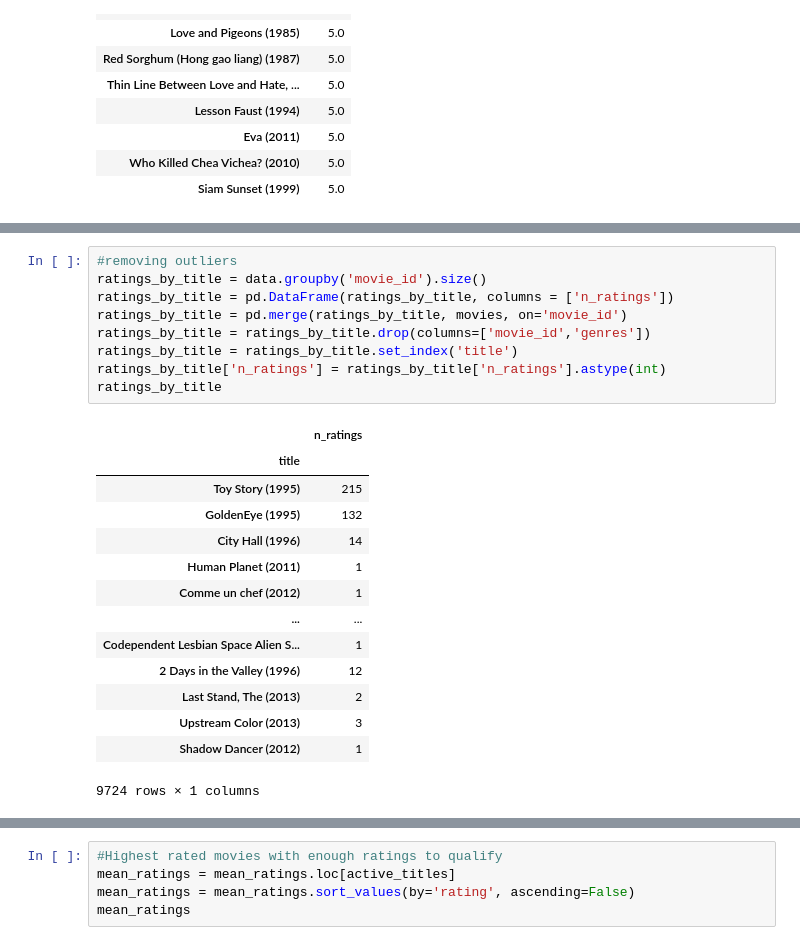
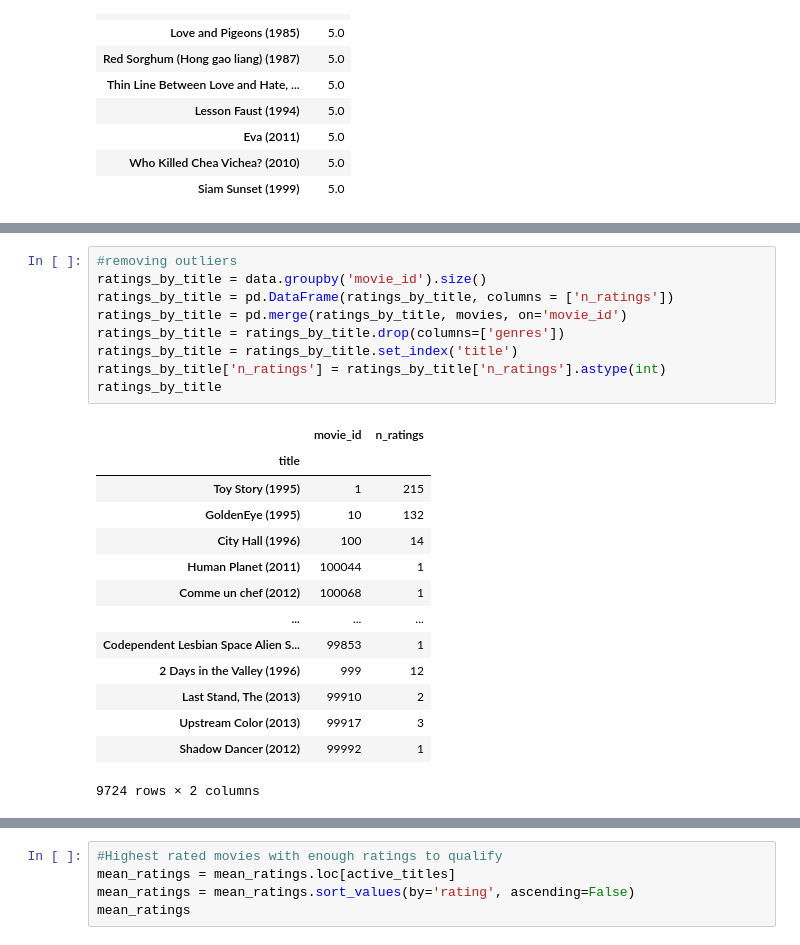
Before and after one commit to youmxr/CP421-Project, a Jupyter notebook: FinalProject.ipynb, the cells around one changed output, grey strips where cells are left out. Saved outputs shown, nothing was run; the diff lists cells and outputs as text.

```diff
--- a/FinalProject.ipynb
+++ b/FinalProject.ipynb
@@ -67,24 +73,24 @@ top_movies[:10]
 # %%
 #removing outliers
 ratings_by_title = data.groupby('movie_id').size()
 ratings_by_title = pd.DataFrame(ratings_by_title, columns = ['n_ratings'])
 ratings_by_title = pd.merge(ratings_by_title, movies, on='movie_id')
-ratings_by_title = ratings_by_title.drop(columns=['movie_id','genres'])
+ratings_by_title = ratings_by_title.drop(columns=['genres'])
 ratings_by_title = ratings_by_title.set_index('title')
 ratings_by_title['n_ratings'] = ratings_by_title['n_ratings'].astype(int)
 ratings_by_title
 # %% [output]
-|  | n_ratings |
-| title |  |
-| Toy Story (1995) | 215 |
-| GoldenEye (1995) | 132 |
-| City Hall (1996) | 14 |
-| Human Planet (2011) | 1 |
-| Comme un chef (2012) | 1 |
-| ... | ... |
-| Codependent Lesbian Space Alien S... | 1 |
-| 2 Days in the Valley (1996) | 12 |
-| Last Stand, The (2013) | 2 |
-| Upstream Color (2013) | 3 |
-| Shadow Dancer (2012) | 1 |
+|  | movie_id | n_ratings |
+| title |  |  |
+| Toy Story (1995) | 1 | 215 |
+| GoldenEye (1995) | 10 | 132 |
+| City Hall (1996) | 100 | 14 |
+| Human Planet (2011) | 100044 | 1 |
+| Comme un chef (2012) | 100068 | 1 |
+| ... | ... | ... |
+| Codependent Lesbian Space Alien S... | 99853 | 1 |
+| 2 Days in the Valley (1996) | 999 | 12 |
+| Last Stand, The (2013) | 99910 | 2 |
+| Upstream Color (2013) | 99917 | 3 |
+| Shadow Dancer (2012) | 99992 | 1 |
-9724 rows × 1 columns
+9724 rows × 2 columns
```
Also changed, not shown: parts of 19 cells of this notebook.
